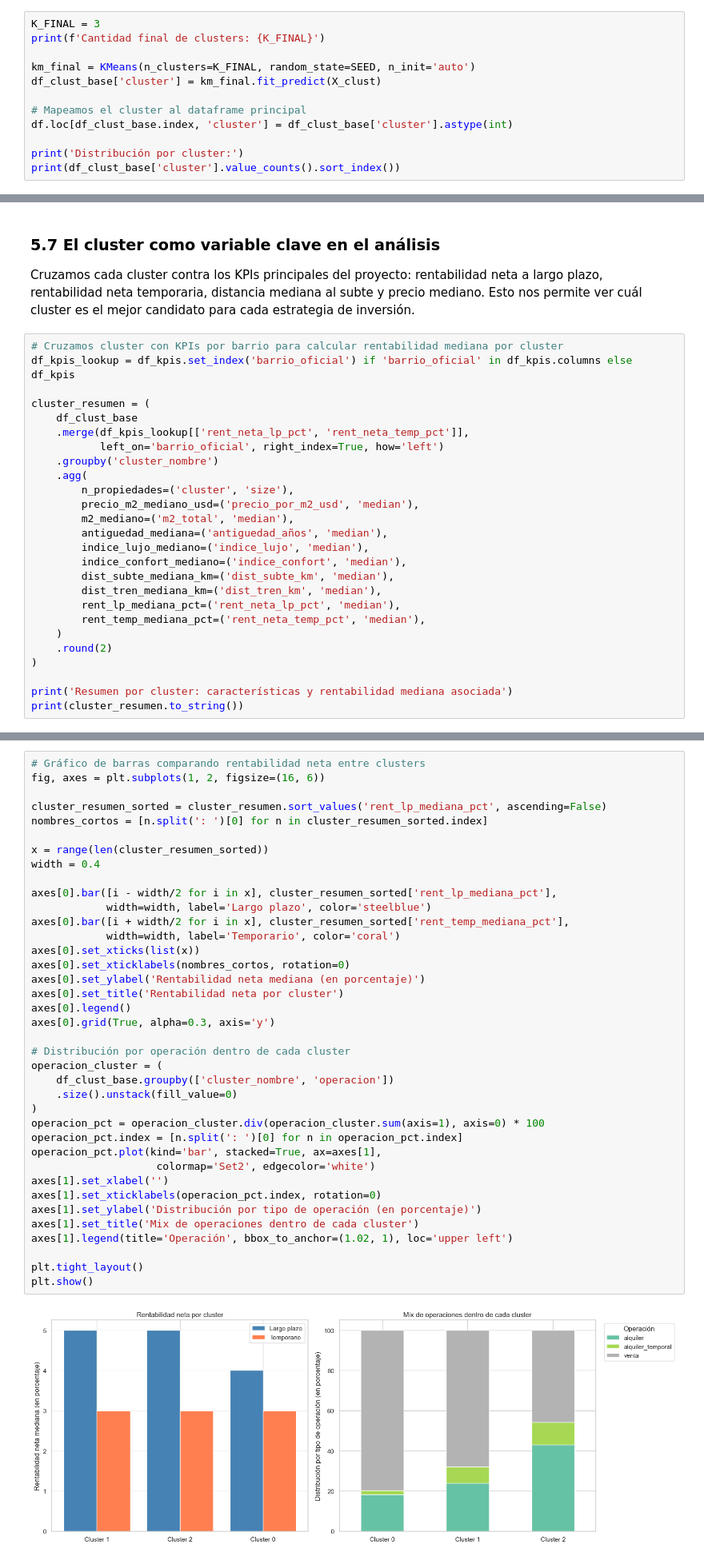
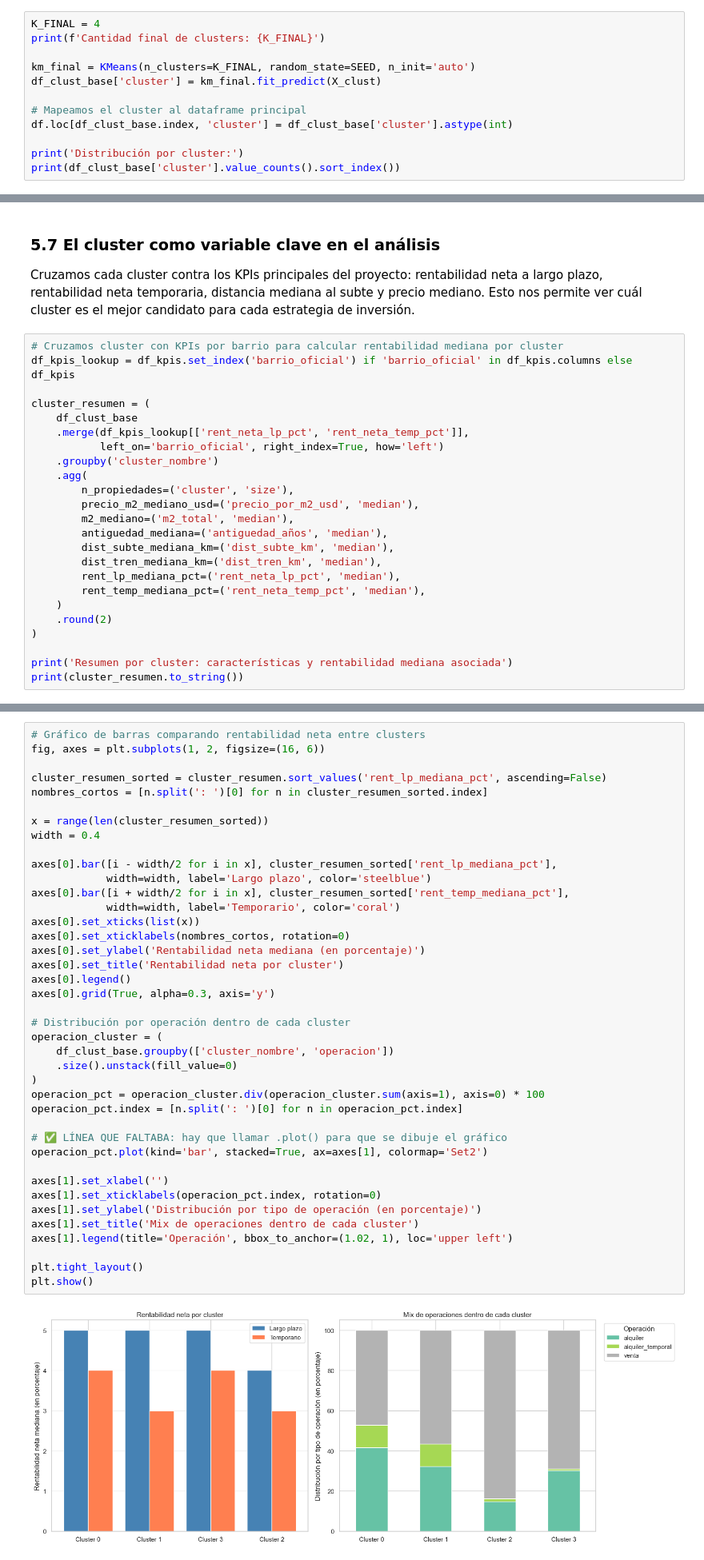
Before and after one commit to clararodriguezacevedo/descriptiva-real-estate, a Jupyter notebook: notebooks/TP3_Grupo_1.ipynb, the cells around one changed output, grey strips where cells are left out. Shown at 80% size. Drawn from its saved outputs; the diff is of its cells as text.

```diff
--- a/notebooks/TP3_Grupo_1.ipynb
+++ b/notebooks/TP3_Grupo_1.ipynb
@@ -1431,5 +1430,5 @@ Cuando proyectamos los resultados sobre el espacio del PCA para inspeccionarlos
 # %%
-K_FINAL = 3
+K_FINAL = 4
 print(f'Cantidad final de clusters: {K_FINAL}')
 
 km_final = KMeans(n_clusters=K_FINAL, random_state=SEED, n_init='auto')
@@ -1697,8 +1706,6 @@ cluster_resumen = (
         precio_m2_mediano_usd=('precio_por_m2_usd', 'median'),
         m2_mediano=('m2_total', 'median'),
         antiguedad_mediana=('antiguedad_años', 'median'),
-        indice_lujo_mediano=('indice_lujo', 'median'),
-        indice_confort_mediano=('indice_confort', 'median'),
         dist_subte_mediana_km=('dist_subte_km', 'median'),
         dist_tren_mediana_km=('dist_tren_km', 'median'),
         rent_lp_mediana_pct=('rent_neta_lp_pct', 'median'),
@@ -1726,36 +1734,38 @@ nombres_cortos = [n.split(': ')[0] for n in cluster_resumen_sorted.index]
 x = range(len(cluster_resumen_sorted))
 width = 0.4
 
 axes[0].bar([i - width/2 for i in x], cluster_resumen_sorted['rent_lp_mediana_pct'],
             width=width, label='Largo plazo', color='steelblue')
 axes[0].bar([i + width/2 for i in x], cluster_resumen_sorted['rent_temp_mediana_pct'],
             width=width, label='Temporario', color='coral')
 axes[0].set_xticks(list(x))
 axes[0].set_xticklabels(nombres_cortos, rotation=0)
 axes[0].set_ylabel('Rentabilidad neta mediana (en porcentaje)')
 axes[0].set_title('Rentabilidad neta por cluster')
 axes[0].legend()
 axes[0].grid(True, alpha=0.3, axis='y')
 
 # Distribución por operación dentro de cada cluster
 operacion_cluster = (
     df_clust_base.groupby(['cluster_nombre', 'operacion'])
     .size().unstack(fill_value=0)
 )
 operacion_pct = operacion_cluster.div(operacion_cluster.sum(axis=1), axis=0) * 100
 operacion_pct.index = [n.split(': ')[0] for n in operacion_pct.index]
-operacion_pct.plot(kind='bar', stacked=True, ax=axes[1],
-                    colormap='Set2', edgecolor='white')
+
+# ✅ LÍNEA QUE FALTABA: hay que llamar .plot() para que se dibuje el gráfico
+operacion_pct.plot(kind='bar', stacked=True, ax=axes[1], colormap='Set2')
+
 axes[1].set_xlabel('')
 axes[1].set_xticklabels(operacion_pct.index, rotation=0)
 axes[1].set_ylabel('Distribución por tipo de operación (en porcentaje)')
 axes[1].set_title('Mix de operaciones dentro de cada cluster')
 axes[1].legend(title='Operación', bbox_to_anchor=(1.02, 1), loc='upper left')
 
 plt.tight_layout()
 plt.show()
 # %% [output]
-[figure, old version]
+[figure, new version]
 # %% [markdown]
 ### 5.8 Mapas espaciales del clustering y la rentabilidad
 
```
Also changed, not shown: parts of 33 cells of this notebook, 3 other files.
